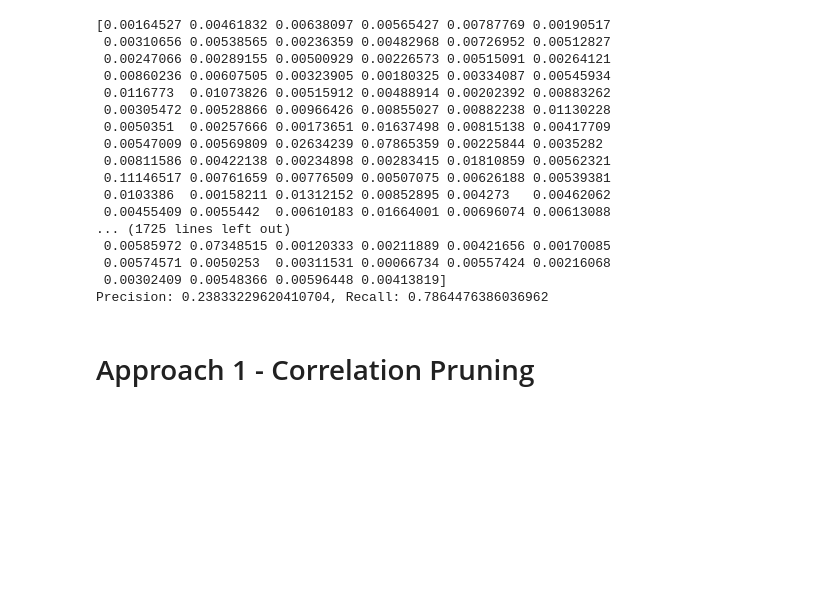
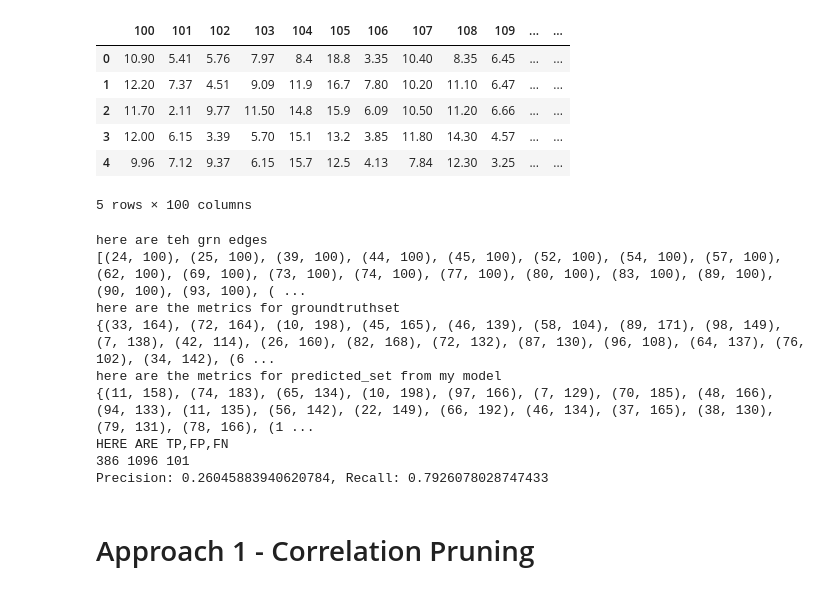
Before and after one commit to Neelhpatel2011/GRN-reconstruction-RFR, a Jupyter notebook: GRN reconstruction testing - Neel Patel.ipynb, the cells around one changed output. Saved outputs shown, nothing was run; the diff lists cells and outputs as text; code cells hidden in the pictures; blank space fills up the shorter version.

Commit message:
New Techniques and Shapley Importance

```diff
--- a/GRN reconstruction testing - Neel Patel.ipynb
+++ b/GRN reconstruction testing - Neel Patel.ipynb
@@ -1,3 +29,20 @@
+# %%
+# Load your data
+expression_file = r'C:\Users\Neel Patel\Documents\Github Repositories\Machine-Learning-Biosciences-Final-Project\Project1\100_mr_50_cond\simulated_noNoise.txt'
+ground_truth_file = r'C:\Users\Neel Patel\Documents\Github Repositories\Machine-Learning-Biosciences-Final-Project\Project1\100_mr_50_cond\bipartite_GRN.csv'
+
+data = pd.read_csv(expression_file, sep="\t")
+tg = data.iloc[:,100:]
+
+tg.head()
+# %% [output]
+|  | 100 | 101 | 102 | 103 | 104 | 105 | 106 | 107 | 108 | 109 | ... | ... |
+| 0 | 10.90 | 5.41 | 5.76 | 7.97 | 8.4 | 18.8 | 3.35 | 10.40 | 8.35 | 6.45 | ... | ... |
+| 1 | 12.20 | 7.37 | 4.51 | 9.09 | 11.9 | 16.7 | 7.80 | 10.20 | 11.10 | 6.47 | ... | ... |
+| 2 | 11.70 | 2.11 | 9.77 | 11.50 | 14.8 | 15.9 | 6.09 | 10.50 | 11.20 | 6.66 | ... | ... |
+| 3 | 12.00 | 6.15 | 3.39 | 5.70 | 15.1 | 13.2 | 3.85 | 11.80 | 14.30 | 4.57 | ... | ... |
+| 4 | 9.96 | 7.12 | 9.37 | 6.15 | 15.7 | 12.5 | 4.13 | 7.84 | 12.30 | 3.25 | ... | ... |
+5 rows × 100 columns
 # %%
 import numpy as np
 import pandas as pd
@@ -13,7 +58,7 @@ def load_data(expression_file):
 def train_models(tf_expression, tg_expression):
     models = []
     for i in range(tg_expression.shape[1]):
-        model = RandomForestRegressor(n_estimators=100)
+        model = RandomForestRegressor(n_estimators=500,max_features=None)
         model.fit(tf_expression, tg_expression[:, i])
         models.append(model)
     return models
@@ -22,31 +67,42 @@ def infer_grn(models, threshold=0.01):
     grn_edges = []
     for i, model in enumerate(models):
         importance = model.feature_importances_
-        print(importance)
         regulators = np.where(importance > threshold)[0]
         for reg in regulators:
             grn_edges.append((reg, i+100))  # TF ids are 0-99, TG ids are 100-199
+    print("here are teh grn edges")
+    print(grn_edges)
     return grn_edges
 
 def evaluate_grn(predicted_edges, ground_truth_file):
     ground_truth = pd.read_csv(ground_truth_file, header=None)
+    ground_truth.head()
     ground_truth_set = set(tuple(x) for x in ground_truth.values)
     predicted_set = set(predicted_edges)
 
-    # Calculate precision, recall, and AUROC or other appropriate metrics
-    # This is a simplification; in practice, you might need a more sophisticated evaluation
+    print("here are the metrics for groundtruthset")
+    print(ground_truth_set)
+
+    print("here are the metrics for predicted_set from my model")
+    print(predicted_set)
+    #Accuracy (tn calcuation) doesn't seem to be meaningful because there will be more non-regulatory edges then actual edges
 
     tp = len(predicted_set & ground_truth_set)
     fp = len(predicted_set - ground_truth_set)
     fn = len(ground_truth_set - predicted_set)
 
+
     precision = tp / (tp + fp)
     recall = tp / (tp + fn)
-
+    print("HERE ARE TP,FP,FN")
+    print(tp,fp,fn)
     return precision, recall
 
+expression_file = r'C:\Users\Neel Patel\Documents\Github Repositories\Machine-Learning-Biosciences-Final-Project\Project1\100_mr_50_cond\simulated_noNoise.txt'
+ground_truth_file = r'C:\Users\Neel Patel\Documents\Github Repositories\Machine-Learning-Biosciences-Final-Project\Project1\100_mr_50_cond\bipartite_GRN.csv'
+
 # Load your data and adjust file path as necessary!
-tf_expression, tg_expression = load_data(r'C:\Users\Neel Patel\Documents\Github Repositories\Machine-Learning-Biosciences-Final-Project\Project1\100_mr_50_cond\simulated_noNoise.txt')
+tf_expression, tg_expression = load_data(expression_file)
 
 # Train a model for each target gene
 models = train_models(tf_expression, tg_expression)
@@ -55,27 +111,19 @@ models = train_models(tf_expression, tg_expression)
 predicted_grn_edges = infer_grn(models)
 
 # Evaluate the GRN
-precision, recall = evaluate_grn(predicted_grn_edges, r'C:\Users\Neel Patel\Documents\Github Repositories\Machine-Learning-Biosciences-Final-Project\Project1\100_mr_50_cond\bipartite_GRN.csv')
+precision, recall= evaluate_grn(predicted_grn_edges, ground_truth_file)
 
 print(f"Precision: {precision}, Recall: {recall}")
 # %% [output]
-[0.00164527 0.00461832 0.00638097 0.00565427 0.00787769 0.00190517
- 0.00310656 0.00538565 0.00236359 0.00482968 0.00726952 0.00512827
- 0.00247066 0.00289155 0.00500929 0.00226573 0.00515091 0.00264121
- 0.00860236 0.00607505 0.00323905 0.00180325 0.00334087 0.00545934
- 0.0116773  0.01073826 0.00515912 0.00488914 0.00202392 0.00883262
- 0.00305472 0.00528866 0.00966426 0.00855027 0.00882238 0.01130228
- 0.0050351  0.00257666 0.00173651 0.01637498 0.00815138 0.00417709
- 0.00547009 0.00569809 0.02634239 0.07865359 0.00225844 0.0035282
- 0.00811586 0.00422138 0.00234898 0.00283415 0.01810859 0.00562321
- 0.11146517 0.00761659 0.00776509 0.00507075 0.00626188 0.00539381
- 0.0103386  0.00158211 0.01312152 0.00852895 0.004273   0.00462062
- 0.00455409 0.0055442  0.00610183 0.01664001 0.00696074 0.00613088
-... (1725 lines left out)
- 0.00585972 0.07348515 0.00120333 0.00211889 0.00421656 0.00170085
- 0.00574571 0.0050253  0.00311531 0.00066734 0.00557424 0.00216068
- 0.00302409 0.00548366 0.00596448 0.00413819]
-Precision: 0.23833229620410704, Recall: 0.7864476386036962
+here are teh grn edges
+[(24, 100), (25, 100), (39, 100), (44, 100), (45, 100), (52, 100), (54, 100), (57, 100), (62, 100), (69, 100), (73, 100), (74, 100), (77, 100), (80, 100), (83, 100), (89, 100), (90, 100), (93, 100), ( ...
+here are the metrics for groundtruthset
+{(33, 164), (72, 164), (10, 198), (45, 165), (46, 139), (58, 104), (89, 171), (98, 149), (7, 138), (42, 114), (26, 160), (82, 168), (72, 132), (87, 130), (96, 108), (64, 137), (76, 102), (34, 142), (6 ...
+here are the metrics for predicted_set from my model
+{(11, 158), (74, 183), (65, 134), (10, 198), (97, 166), (7, 129), (70, 185), (48, 166), (94, 133), (11, 135), (56, 142), (22, 149), (66, 192), (46, 134), (37, 165), (38, 130), (79, 131), (78, 166), (1 ...
+HERE ARE TP,FP,FN
+386 1096 101
+Precision: 0.26045883940620784, Recall: 0.7926078028747433
 # %% [markdown]
 # Approach 1 - Correlation Pruning
 # %%
```
Also changed, not shown: parts of 8 cells of this notebook.
